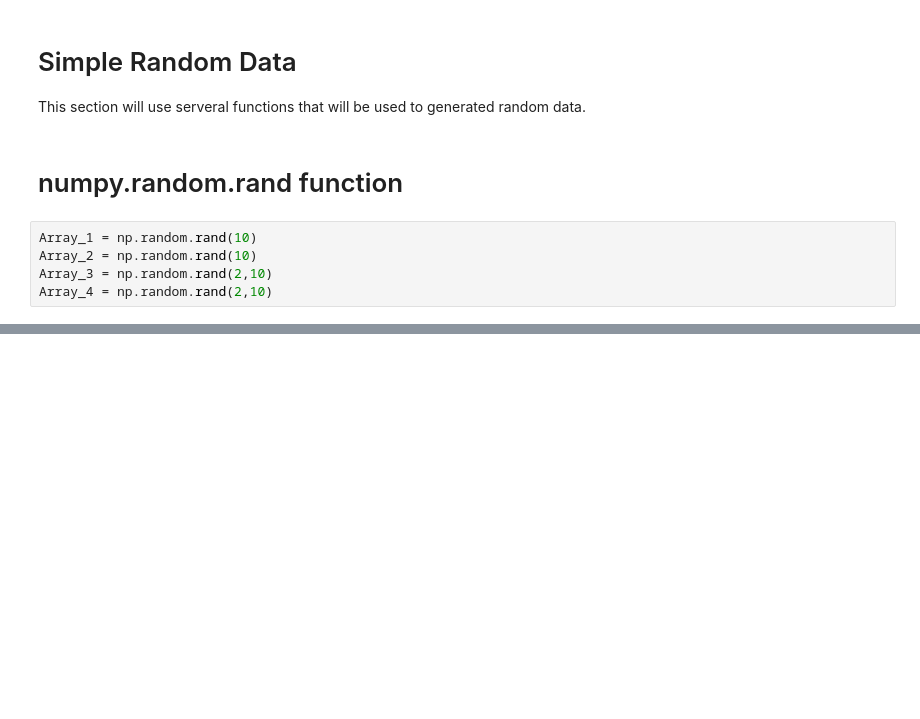
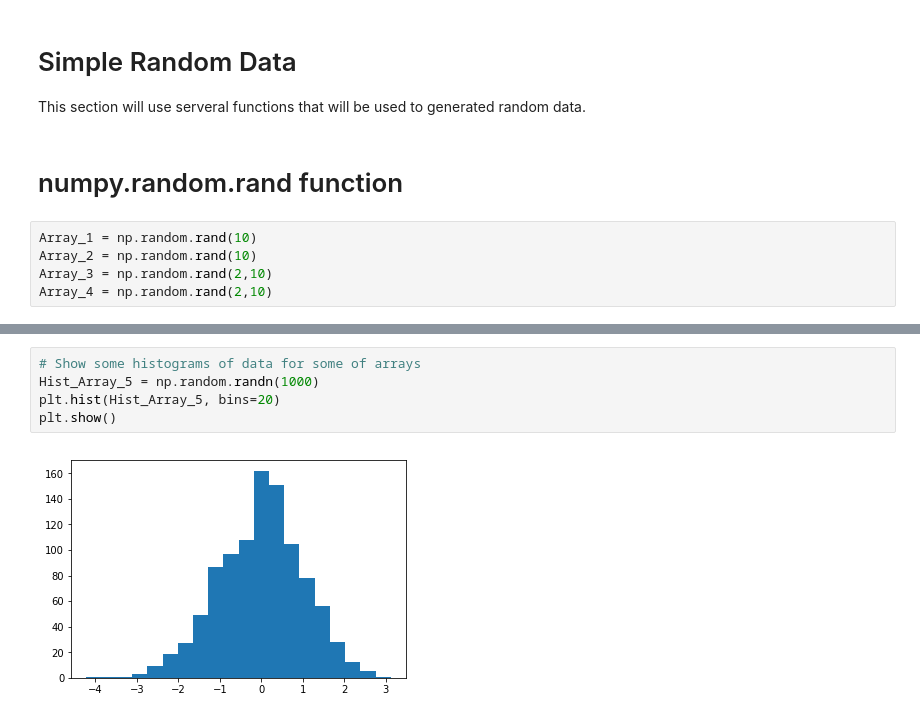
Before and after one commit to rossdavidhunter/Numpy-Random-Assignment, a Jupyter notebook: Numpy_Random.ipynb, the cells around one changed output, grey strips where cells are left out. Saved outputs shown, nothing was run; the diff lists cells and outputs as text; blank space fills up the shorter version.

```diff
--- a/Numpy_Random.ipynb
+++ b/Numpy_Random.ipynb
@@ -62,0 +109,7 @@ max       0.998919
+# %%
+# Show some histograms of data for some of arrays
+Hist_Array_5 = np.random.randn(1000)
+plt.hist(Hist_Array_5, bins=20)
+plt.show()
+# %% [output]
+[figure, added]
```
Also changed, not shown: parts of 13 cells of this notebook, 1 other file.
